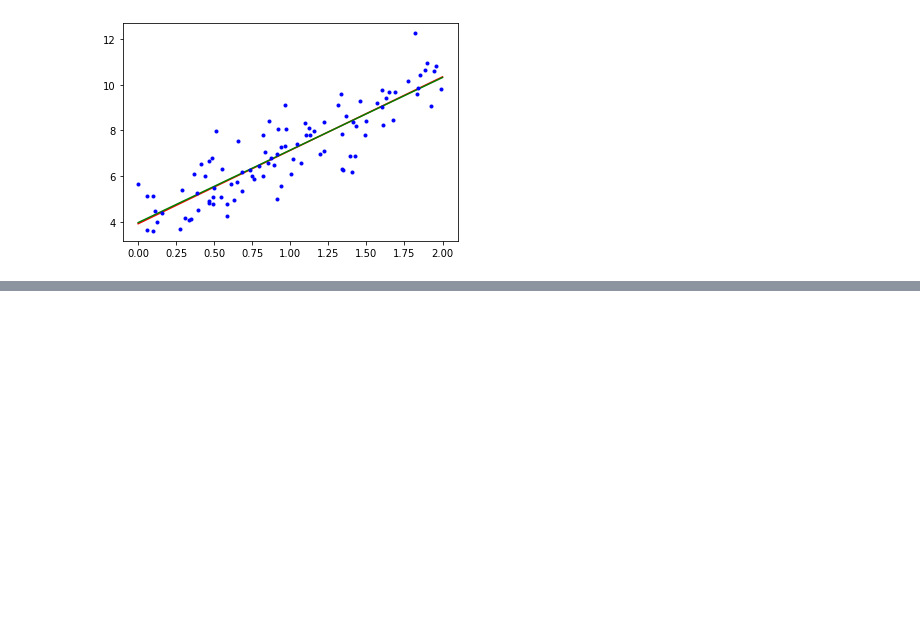
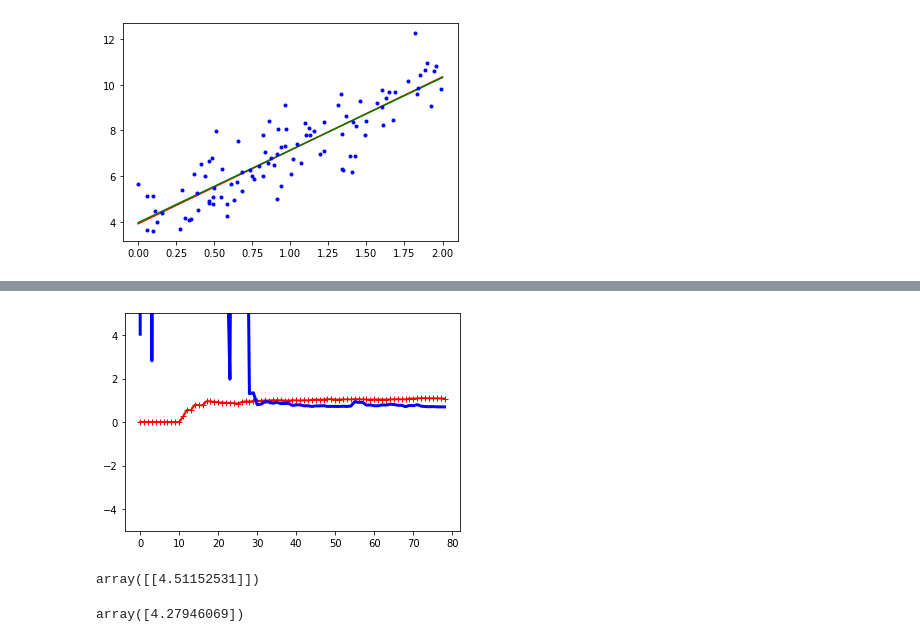
Before and after one commit to DhruvArora96/Hands-On, a Jupyter notebook: Training.ipynb, the cells around one changed output, grey strips where cells are left out. Cells and saved outputs as stored; diff of their text form; code cells hidden in the pictures; blank space fills up the shorter version.

```diff
--- a/Training.ipynb
+++ b/Training.ipynb
@@ -85,0 +133,25 @@ plt.show()
+# %%
+from sklearn.pipeline import Pipeline
+from sklearn.preprocessing import StandardScaler
+polynomial_regression=Pipeline((
+    ("poly_features",PolynomialFeatures(degree=10,include_bias=False)),
+    ("scaler",StandardScaler()),
+    ("lin_reg",LinearRegression())
+))
+plot_learning_curves(polynomial_regression,X,y)
+# %% [output]
+[figure, added]
+# %%
+from sklearn.linear_model import Ridge
+ridge_reg=Ridge(alpha=2,solver="cholesky")
+ridge_reg.fit(X_poly,y)
+ridge_reg.predict([[1.5,1.5**2]])
+# %% [output]
+array([[4.51152531]])
+# %%
+from sklearn.linear_model import SGDRegressor
+sgd_reg=SGDRegressor(penalty="l2")
+sgd_reg.fit(X_poly,y.ravel())
+sgd_reg.predict([[1.5,1.5**2]])
+# %% [output]
+array([4.27946069])
```
Also changed, not shown: parts of 7 cells of this notebook.
